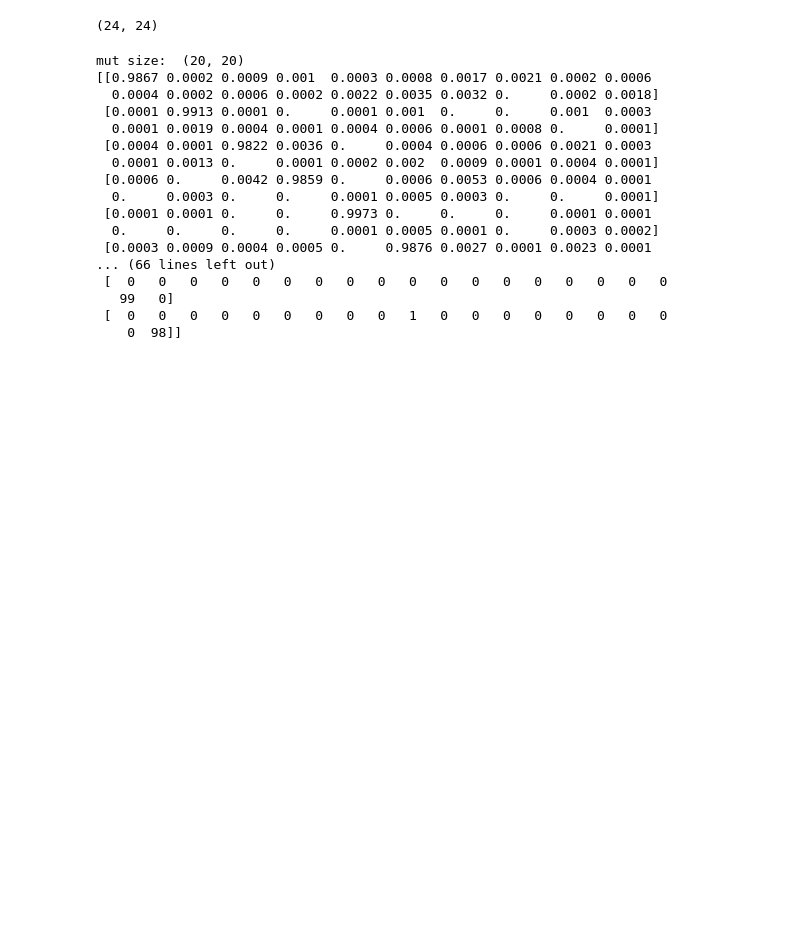
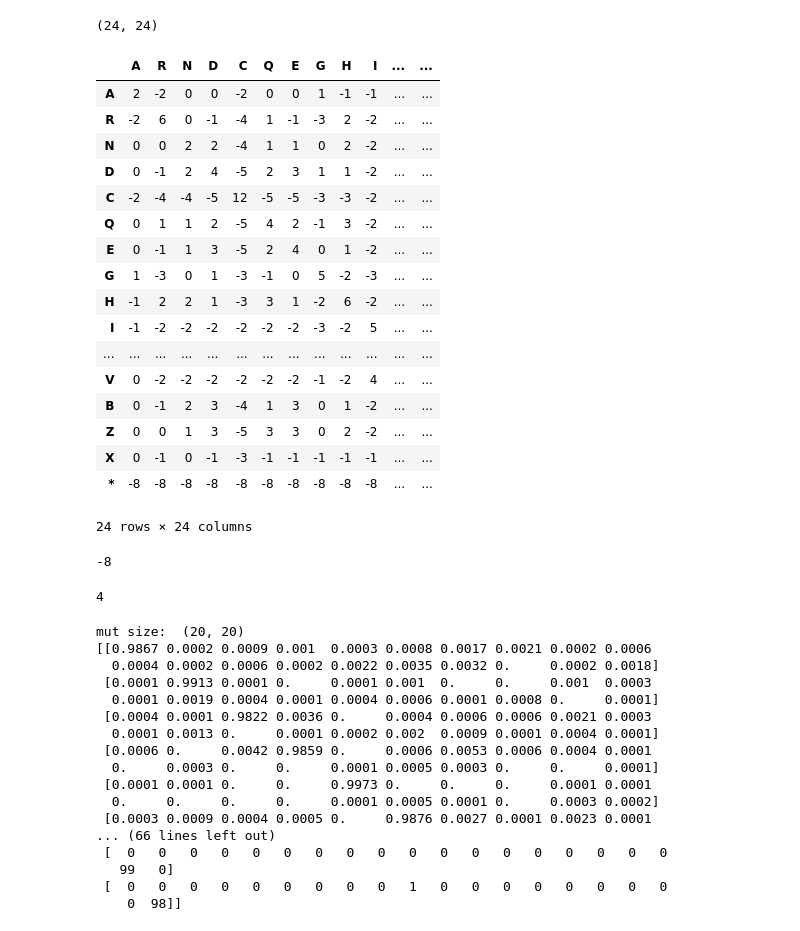
Before and after one commit to mequanent/Bioinformatics, a Jupyter notebook: hw2_110761504.ipynb, the cells around one changed output. Drawn from its saved outputs; the diff is of its cells as text; code cells hidden in the pictures; blank space fills up the shorter version.

```diff
--- a/hw2_110761504.ipynb
+++ b/hw2_110761504.ipynb
@@ -42,15 +43,50 @@ filename = "pam250.txt"
 file = open(filename, 'r')
 lines = file.readlines()[10:] # The first 10 lines are strings
 file.close()
+columns = []
 mut = []
 for line in lines:
+  columns.append(line[0])
   line = line[1:].strip().split() # remove the letters from left and the spaces
   mut.append(line)
 mut = np.array(mut).astype(int) # change the string numbers into type int
 print(mut.shape)
 size = len(mut) # save the size of the array for future usages to come below
+#columns
 # %% [output]
 (24, 24)
+# %%
+pam = pd.DataFrame(mut, index = columns, columns = columns)
+pam
+# %% [output]
+|  | A | R | N | D | C | Q | E | G | H | I | ... | ... |
+| A | 2 | -2 | 0 | 0 | -2 | 0 | 0 | 1 | -1 | -1 | ... | ... |
+| R | -2 | 6 | 0 | -1 | -4 | 1 | -1 | -3 | 2 | -2 | ... | ... |
+| N | 0 | 0 | 2 | 2 | -4 | 1 | 1 | 0 | 2 | -2 | ... | ... |
+| D | 0 | -1 | 2 | 4 | -5 | 2 | 3 | 1 | 1 | -2 | ... | ... |
+| C | -2 | -4 | -4 | -5 | 12 | -5 | -5 | -3 | -3 | -2 | ... | ... |
+| Q | 0 | 1 | 1 | 2 | -5 | 4 | 2 | -1 | 3 | -2 | ... | ... |
+| E | 0 | -1 | 1 | 3 | -5 | 2 | 4 | 0 | 1 | -2 | ... | ... |
+| G | 1 | -3 | 0 | 1 | -3 | -1 | 0 | 5 | -2 | -3 | ... | ... |
+| H | -1 | 2 | 2 | 1 | -3 | 3 | 1 | -2 | 6 | -2 | ... | ... |
+| I | -1 | -2 | -2 | -2 | -2 | -2 | -2 | -3 | -2 | 5 | ... | ... |
+| ... | ... | ... | ... | ... | ... | ... | ... | ... | ... | ... | ... | ... |
+| V | 0 | -2 | -2 | -2 | -2 | -2 | -2 | -1 | -2 | 4 | ... | ... |
+| B | 0 | -1 | 2 | 3 | -4 | 1 | 3 | 0 | 1 | -2 | ... | ... |
+| Z | 0 | 0 | 1 | 3 | -5 | 3 | 3 | 0 | 2 | -2 | ... | ... |
+| X | 0 | -1 | 0 | -1 | -3 | -1 | -1 | -1 | -1 | -1 | ... | ... |
+| * | -8 | -8 | -8 | -8 | -8 | -8 | -8 | -8 | -8 | -8 | ... | ... |
+24 rows × 24 columns
+# %%
+pam.loc['X']['*']
+# %% [output]
+-8
+# %%
+for i in range(len(sequence)):
+  for j in sequence[i]:
+    for k in sequence[k]
+# %% [output]
+4
 # %%
 
 
```
Also changed, not shown: parts of 2 cells of this notebook.
